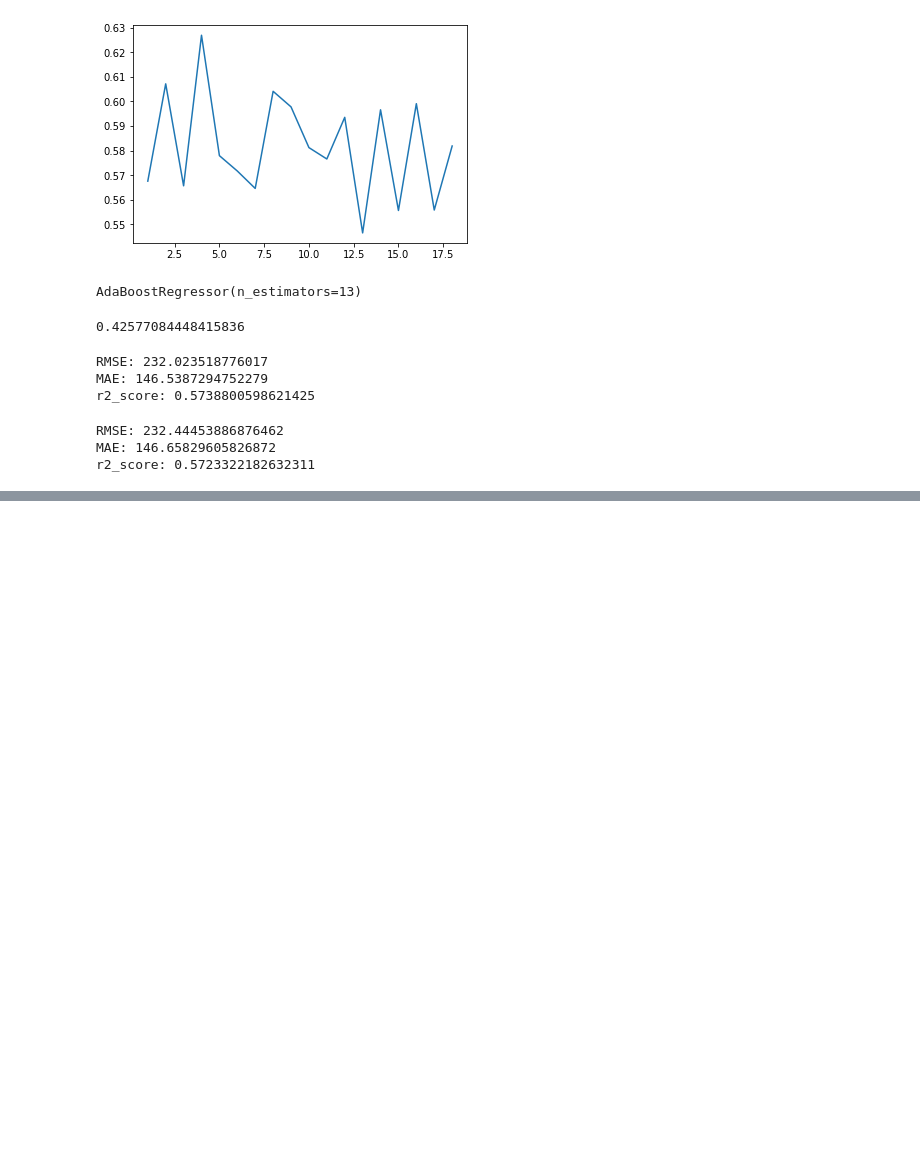
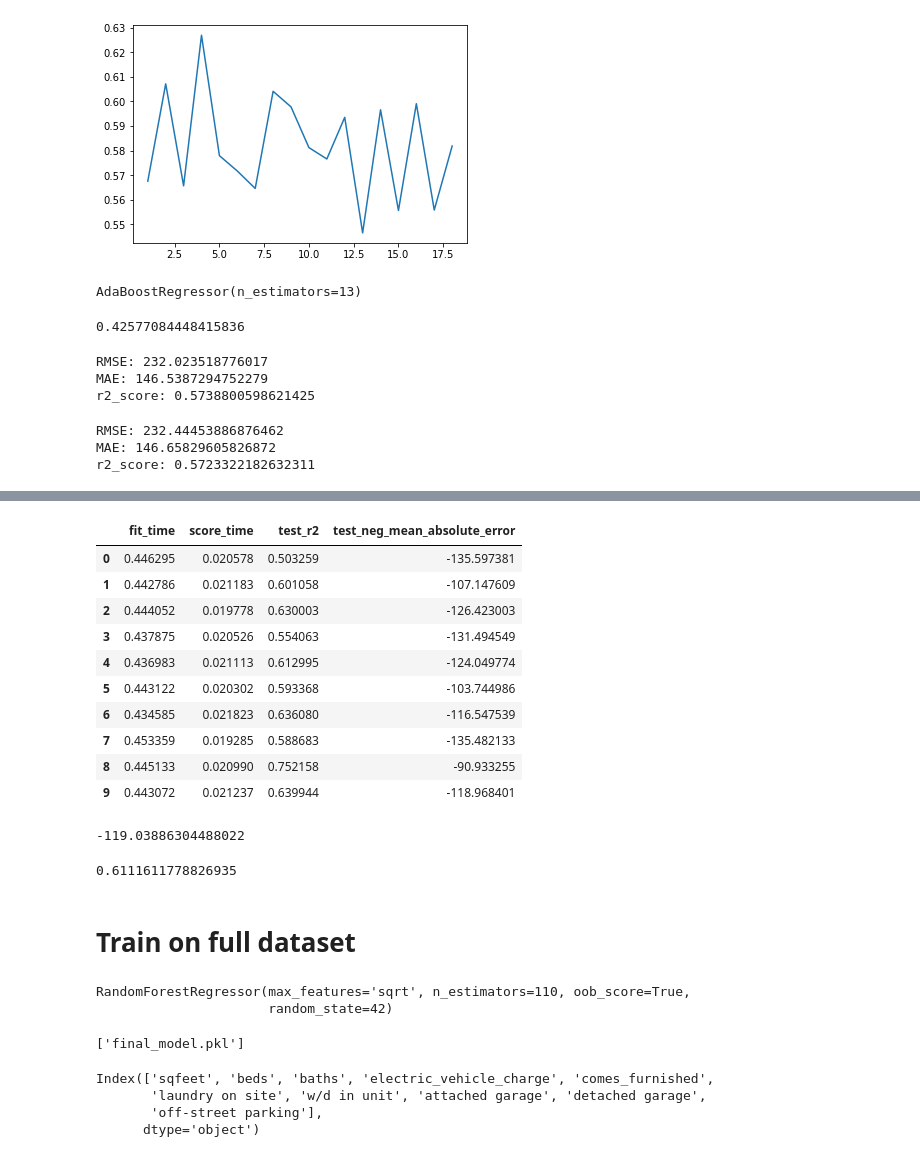
Before and after one commit to CKHarrison/phoenix-rent-predictor, a Jupyter notebook: housing.ipynb, the cells around one changed output, grey strips where cells are left out. Saved outputs shown, nothing was run; the diff lists cells and outputs as text; code cells hidden in the pictures; blank space fills up the shorter version.

Commit message:
finish final model and create model for use in APIs

```diff
--- a/housing.ipynb
+++ b/housing.ipynb
@@ -1364,0 +1486,3 @@ r2_score: 0.5723322182632311
+# %%
+# Create model based off of base grid params
+final_forest = RandomForestRegressor(random_state=42, **grid.best_params_)
@@ -1364,0 +1507,2 @@ r2_score: 0.5723322182632311
+# %%
+final_forest.fit(X_train,y_train)
@@ -1364,0 +1534,2 @@ r2_score: 0.5723322182632311
+# %%
+scores = cross_validate(final_forest, X, y, cv=10, scoring=['r2', 'neg_mean_absolute_error'], verbose=1, n_jobs=-1)
@@ -1364,0 +1539,26 @@ r2_score: 0.5723322182632311
+# %%
+report = pd.DataFrame(data=scores, columns=scores.keys())
+# %%
+report
+# %% [output]
+|  | fit_time | score_time | test_r2 | test_neg_mean_absolute_error |
+| 0 | 0.446295 | 0.020578 | 0.503259 | -135.597381 |
+| 1 | 0.442786 | 0.021183 | 0.601058 | -107.147609 |
+| 2 | 0.444052 | 0.019778 | 0.630003 | -126.423003 |
+| 3 | 0.437875 | 0.020526 | 0.554063 | -131.494549 |
+| 4 | 0.436983 | 0.021113 | 0.612995 | -124.049774 |
+| 5 | 0.443122 | 0.020302 | 0.593368 | -103.744986 |
+| 6 | 0.434585 | 0.021823 | 0.636080 | -116.547539 |
+| 7 | 0.453359 | 0.019285 | 0.588683 | -135.482133 |
+| 8 | 0.445133 | 0.020990 | 0.752158 | -90.933255 |
+| 9 | 0.443072 | 0.021237 | 0.639944 | -118.968401 |
+# %%
+report['test_neg_mean_absolute_error'].mean()
+# %% [output]
+-119.03886304488022
+# %%
+report['test_r2'].mean()
+# %% [output]
+0.6111611778826935
+# %% [markdown]
+# Train on full dataset
@@ -1364,0 +1567,5 @@ r2_score: 0.5723322182632311
+# %%
+complete_forest.fit(X, y)
+# %% [output]
+RandomForestRegressor(max_features='sqrt', n_estimators=110, oob_score=True,
+                      random_state=42)
@@ -1364,0 +1574,12 @@ r2_score: 0.5723322182632311
+# %%
+# save model
+dump(complete_forest, 'final_model.pkl')
+# %% [output]
+['final_model.pkl']
+# %%
+X.columns
+# %% [output]
+Index(['sqfeet', 'beds', 'baths', 'electric_vehicle_charge', 'comes_furnished',
+       'laundry on site', 'w/d in unit', 'attached garage', 'detached garage',
+       'off-street parking'],
+      dtype='object')
```
Also changed, not shown: parts of 45 cells of this notebook, 3 other files.
